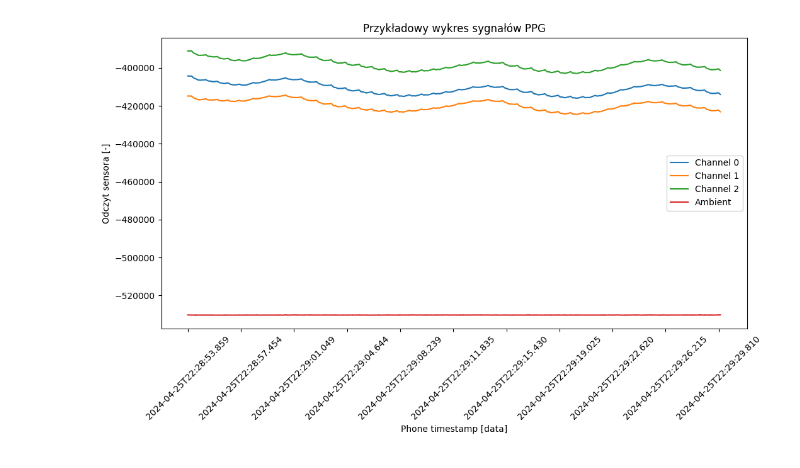
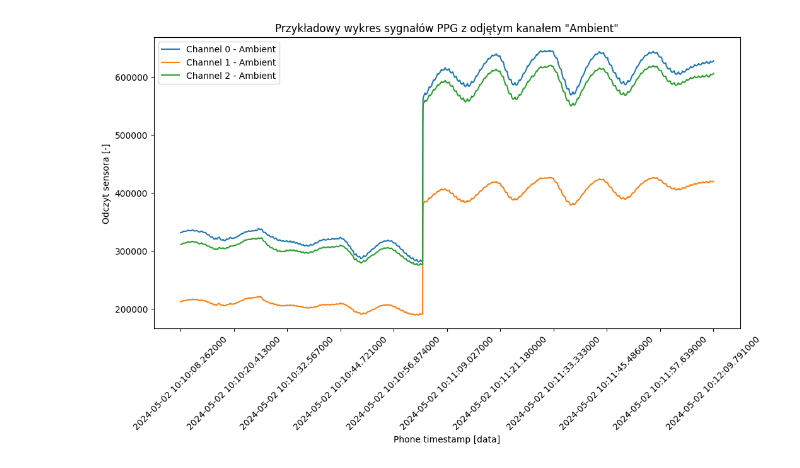
Before and after one commit to Bughehehe/Blood_Preasure_AI_estimation_with_polar_wereable, a Jupyter notebook: plot_ppg.ipynb, the cells around one changed output. Cells and saved outputs as stored; diff of their text form; code cells hidden in the pictures.

```diff
--- a/plot_ppg.ipynb
+++ b/plot_ppg.ipynb
@@ -1,31 +69,37 @@
 # %%
 import pandas as pd
 import matplotlib.pyplot as plt
 
-# Load the data from the specified file
-file_path = 'polar3/Polar_Sense_9F124324_20240425_222851_PPG_fixed.txt'
-df = pd.read_csv(file_path, delimiter=';')
+# # Load the data from the specified file
+# file_path = 'polar3/Polar_Sense_9F124324_20240425_222851_PPG_fixed.txt'
+# df = pd.read_csv(file_path, delimiter=';')
+
+df = repair_PPG("polar_data/polar_PPG/02_05_24_olson_1_PPG.txt")
 
 # Drop the 'sensor timestamp [ns]' column
 df = df.drop(columns=['sensor timestamp [ns]'])
 
+# Subtract ambient channel from other channels
+df['channel 0'] -= df['ambient']
+df['channel 1'] -= df['ambient']
+df['channel 2'] -= df['ambient']
+
 # Create a plot with reduced x-axis labels
 plt.figure(figsize=(12, 6))
 
-plt.plot(df['Phone timestamp'], df['channel 0'], label='Channel 0')
-plt.plot(df['Phone timestamp'], df['channel 1'], label='Channel 1')
-plt.plot(df['Phone timestamp'], df['channel 2'], label='Channel 2')
-plt.plot(df['Phone timestamp'], df['ambient'], label='Ambient')
+plt.plot(df['Phone timestamp'], df['channel 0'], label='Channel 0 - Ambient')
+plt.plot(df['Phone timestamp'], df['channel 1'], label='Channel 1 - Ambient')
+plt.plot(df['Phone timestamp'], df['channel 2'], label='Channel 2 - Ambient')
 
 plt.xlabel('Phone timestamp [data]')
 plt.ylabel('Odczyt sensora [-]')
-plt.title('Przykładowy wykres sygnałów PPG')
+plt.title('Przykładowy wykres sygnałów PPG z odjętym kanałem "Ambient"')
 plt.legend()
 
 # Reduce the number of x-axis labels for readability
 num_ticks = 10  # Number of ticks you want
 plt.xticks(ticks=df['Phone timestamp'][::len(df)//num_ticks], labels=df['Phone timestamp'][::len(df)//num_ticks], rotation=45)
 
 plt.show()
 # %% [output]
-[figure, old version]
+[figure, new version]
```
Also changed, not shown: parts of 4 cells of this notebook, 36 other files.
